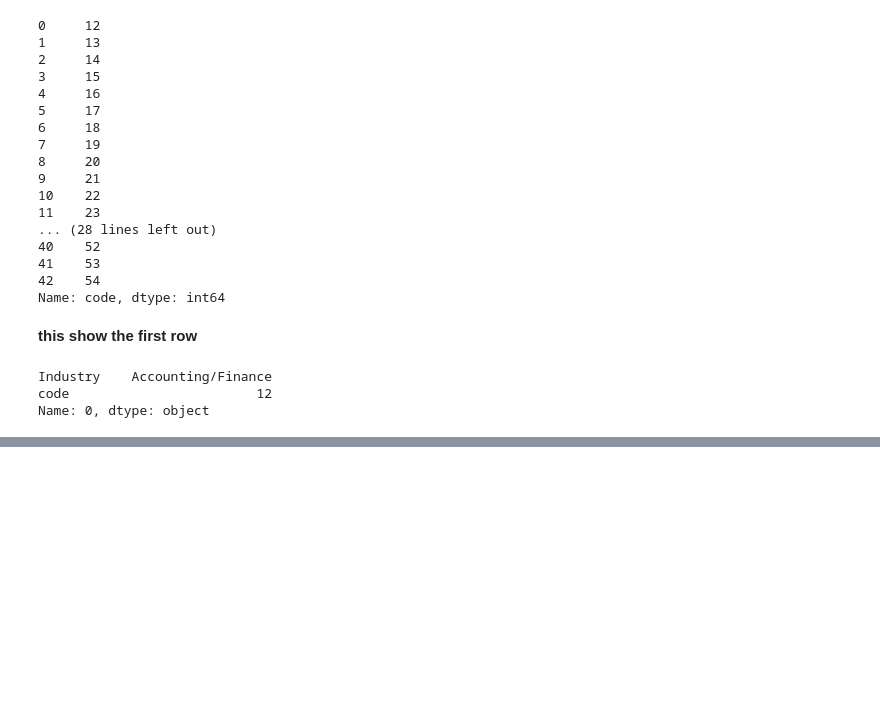
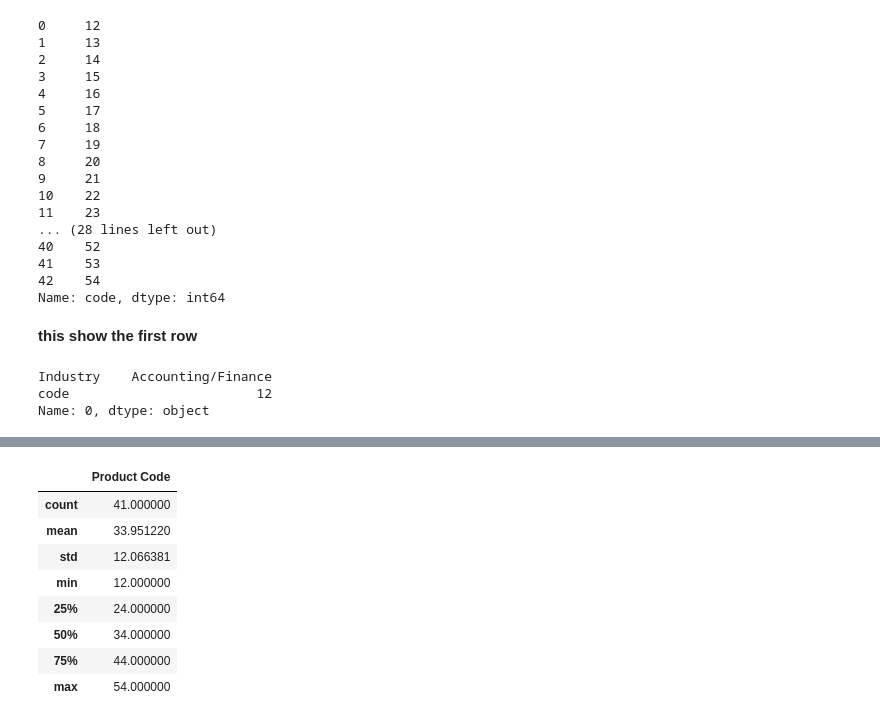
Before and after one commit to kirmani512/pandas_tutorial, a Jupyter notebook: pandas_intro.ipynb, the cells around one changed output, grey strips where cells are left out. Cells and saved outputs as stored; diff of their text form; code cells hidden in the pictures; blank space fills up the shorter version.

```diff
--- a/pandas_intro.ipynb
+++ b/pandas_intro.ipynb
@@ -145,0 +216,12 @@ Name: 0, dtype: object
+# %%
+df2.describe()
+# %% [output]
+|  | Product Code |
+| count | 41.000000 |
+| mean | 33.951220 |
+| std | 12.066381 |
+| min | 12.000000 |
+| 25% | 24.000000 |
+| 50% | 34.000000 |
+| 75% | 44.000000 |
+| max | 54.000000 |
```
Also changed, not shown: parts of 12 cells of this notebook, 1 other file.
